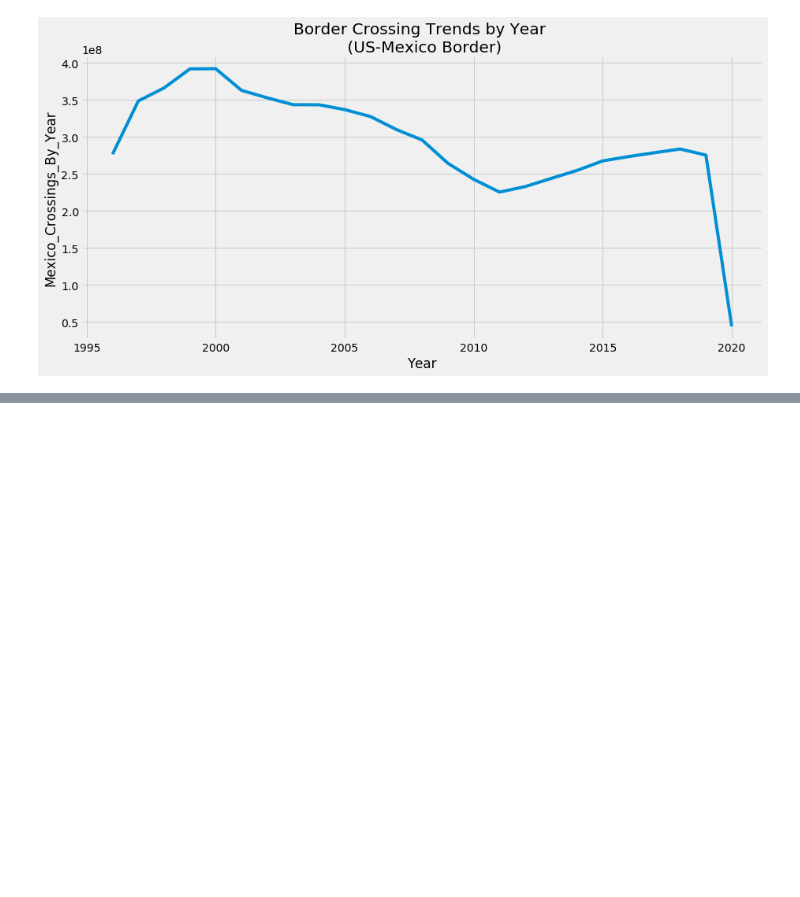
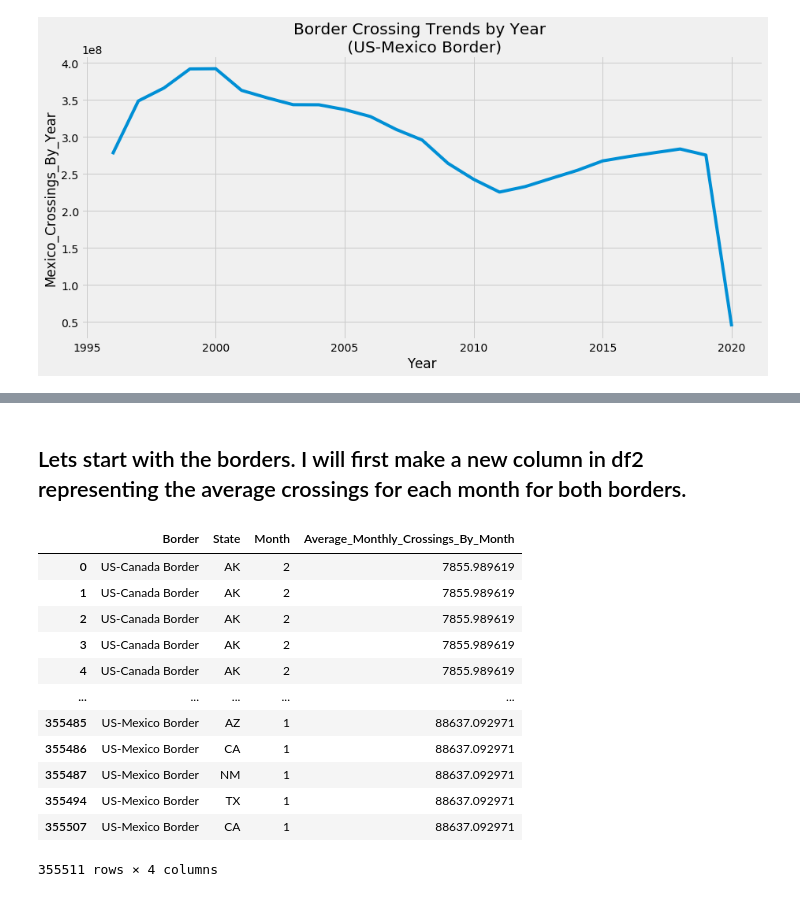
Before and after one commit to michaelbeebe123/us_border_crossings, a Jupyter notebook: border_crossings.ipynb, the cells around one changed output, grey strips where cells are left out. Cells and saved outputs as stored; diff of their text form; code cells hidden in the pictures; blank space fills up the shorter version.

```diff
--- a/border_crossings.ipynb
+++ b/border_crossings.ipynb
@@ -357,0 +418,22 @@ plt.show()
+# %% [markdown]
+Lets start with the borders. I will first make a new column in df2 representing the average crossings for each month for both borders.
+--
+# %%
+df2['Average_Monthly_Crossings_By_Month'] = \
+    df2.groupby(['Border','Month'])['Crossings'].transform('mean')
+
+df2[['Border', 'State', 'Month', 'Average_Monthly_Crossings_By_Month']]
+# %% [output]
+|  | Border | State | Month | Average_Monthly_Crossings_By_Month |
+| 0 | US-Canada Border | AK | 2 | 7855.989619 |
+| 1 | US-Canada Border | AK | 2 | 7855.989619 |
+| 2 | US-Canada Border | AK | 2 | 7855.989619 |
+| 3 | US-Canada Border | AK | 2 | 7855.989619 |
+| 4 | US-Canada Border | AK | 2 | 7855.989619 |
+| ... | ... | ... | ... | ... |
+| 355485 | US-Mexico Border | AZ | 1 | 88637.092971 |
+| 355486 | US-Mexico Border | CA | 1 | 88637.092971 |
+| 355487 | US-Mexico Border | NM | 1 | 88637.092971 |
+| 355494 | US-Mexico Border | TX | 1 | 88637.092971 |
+| 355507 | US-Mexico Border | CA | 1 | 88637.092971 |
+355511 rows × 4 columns
```
Also changed, not shown: parts of 18 cells of this notebook, 1 other file.
